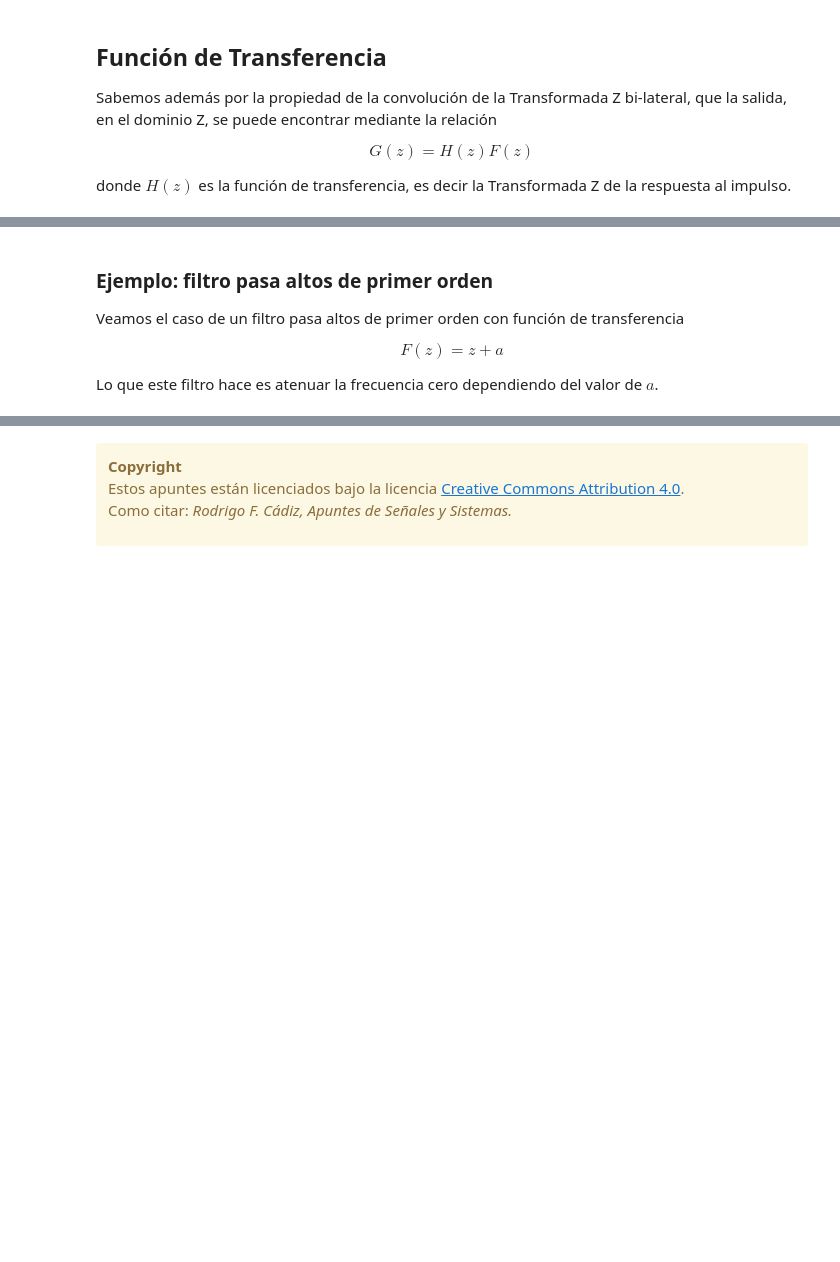
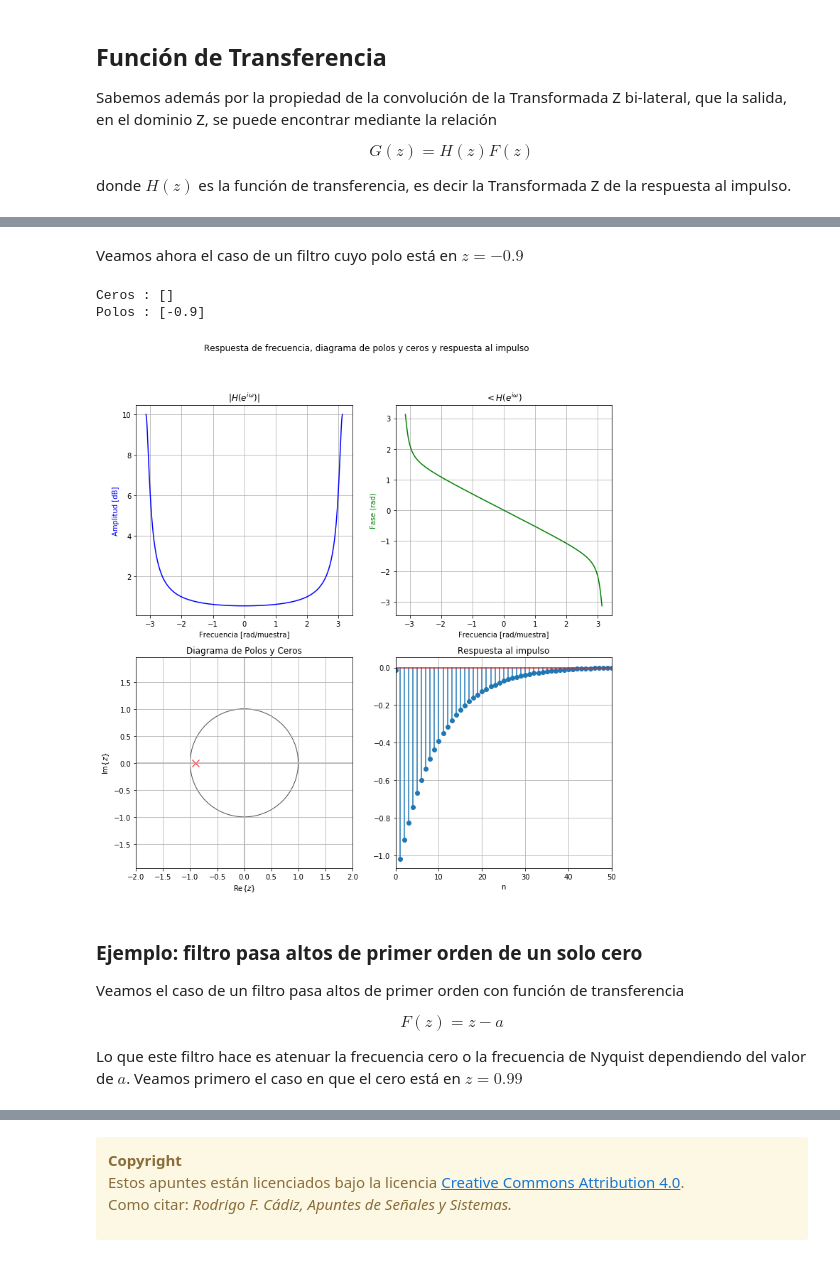
Before and after one commit to rodrigocadiz/senales_y_sistemas, a Jupyter notebook: 41-Respuesta_de_frecuencia_discreta_y_filtros.ipynb, the cells around one changed output, grey strips where cells are left out. Drawn from its saved outputs; the diff is of its cells as text; code cells hidden in the pictures; blank space fills up the shorter version.

Commit message:
Filtros y audio

```diff
--- a/41-Respuesta_de_frecuencia_discreta_y_filtros.ipynb
+++ b/41-Respuesta_de_frecuencia_discreta_y_filtros.ipynb
@@ -166,8 +209,79 @@ plt.show()
+# %% [markdown]
+Veamos ahora el caso de un filtro cuyo polo está en $z = -0.9$
+# %%
+%matplotlib inline
+import matplotlib.pyplot as plt
+from scipy import signal
+import numpy as np
+from matplotlib.markers import MarkerStyle
+from matplotlib.patches import Circle
+
+a = 0.9
+b = np.array([0, 1])
+a = np.array([1, a])
+
+ww = np.linspace(-3.14,3.14,512)
+
+z,p,k = signal.tf2zpk(b,a)
+print("Ceros :", z)
+print("Polos :", p)
+w, H = signal.freqz(b, a, worN=ww, whole=True)
+
+fig, ((ax1, ax2), (ax3, ax4)) = plt.subplots(2, 2)
+fig.set_size_inches(12,12)
+fig.suptitle('Respuesta de frecuencia, diagrama de polos y ceros y respuesta al impulso')
+
+
+ax1.set_title('$|H(e^{i\omega})|$')
+ax1.plot(w, abs(H), 'b')
+ax1.grid()
+ax1.set_ylabel('Amplitud [dB]', color='b')
+ax1.set_xlabel('Frecuencia [rad/muestra]')
+
+
+angles = np.angle(H)
+ax2.plot(w, angles, 'g')
+ax2.set_title('$< H(e^{i\omega})$')
+ax2.set_ylabel('Fase (rad)', color='g')
+ax2.set_xlabel('Frecuencia [rad/muestra]')
+ax2.grid()
+
+
+for pole in p:
+    ax3.plot(complex(pole).real, complex(pole).imag, 'rx', markersize=10)
+for zero in z:
+    ax3.plot(complex(zero).real, complex(zero).imag, 'bo', markersize=10, fillstyle='none')
+
+unit_circle = Circle((0,0), radius=1, fill=False,
+                     color='black', ls='solid', alpha=0.7)
+ax3.add_patch(unit_circle)
+ax3.axvline(0, color='0.7')
+ax3.axhline(0, color='0.7')
+
+ax3.axis('equal')
+ax3.set_xlim((-2, 2))
+ax3.set_ylim((-2, 2))
+ax3.grid()
+ax3.set_title('Diagrama de Polos y Ceros')
+ax3.set_xlabel(r'Re{$z$}')
+ax3.set_ylabel(r'Im{$z$}')
+
+himp = np.fft.ifft(H)
+ax4.stem(himp)
+ax4.set_title('Respuesta al impulso')
+ax4.set_xlabel('n')
+ax4.set_xlim(0,50)
+ax4.grid()
+plt.show()
+# %% [output]
+Ceros : []
+Polos : [-0.9]
+[figure, added]
 # %% [markdown]
-### Ejemplo: filtro pasa altos de primer orden
+### Ejemplo: filtro pasa altos de primer orden de un solo cero
 
 Veamos el caso de un filtro pasa altos de primer orden con función de transferencia
 
-$$ F(z) = {z+a} $$
+$$ F(z) = {z-a} $$
 
-Lo que este filtro hace es atenuar la frecuencia cero dependiendo del valor de $a$.
+Lo que este filtro hace es atenuar la frecuencia cero o la frecuencia de Nyquist dependiendo del valor de $a$. Veamos primero el caso en que el cero está en $z=0.99$
```
Also changed, not shown: parts of 10 cells of this notebook, 6 other files.
